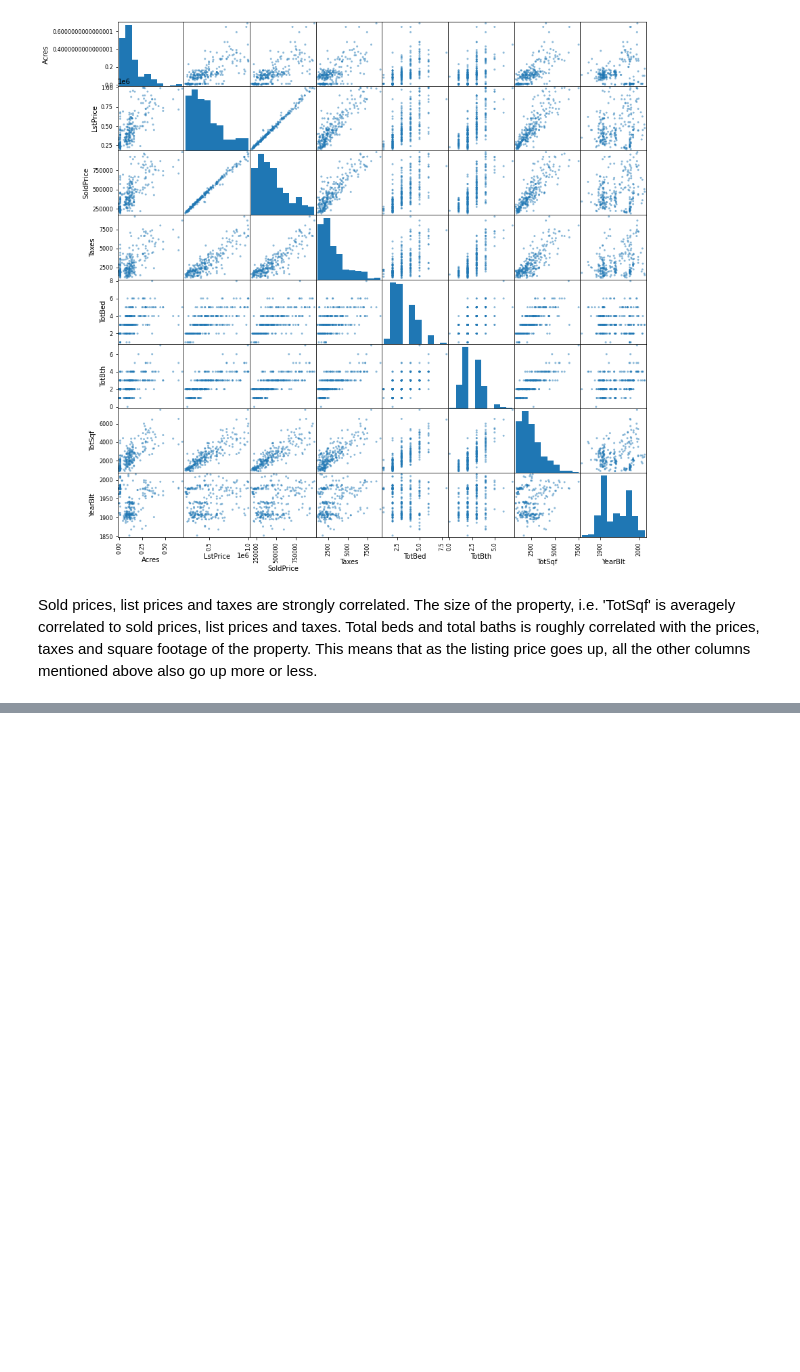
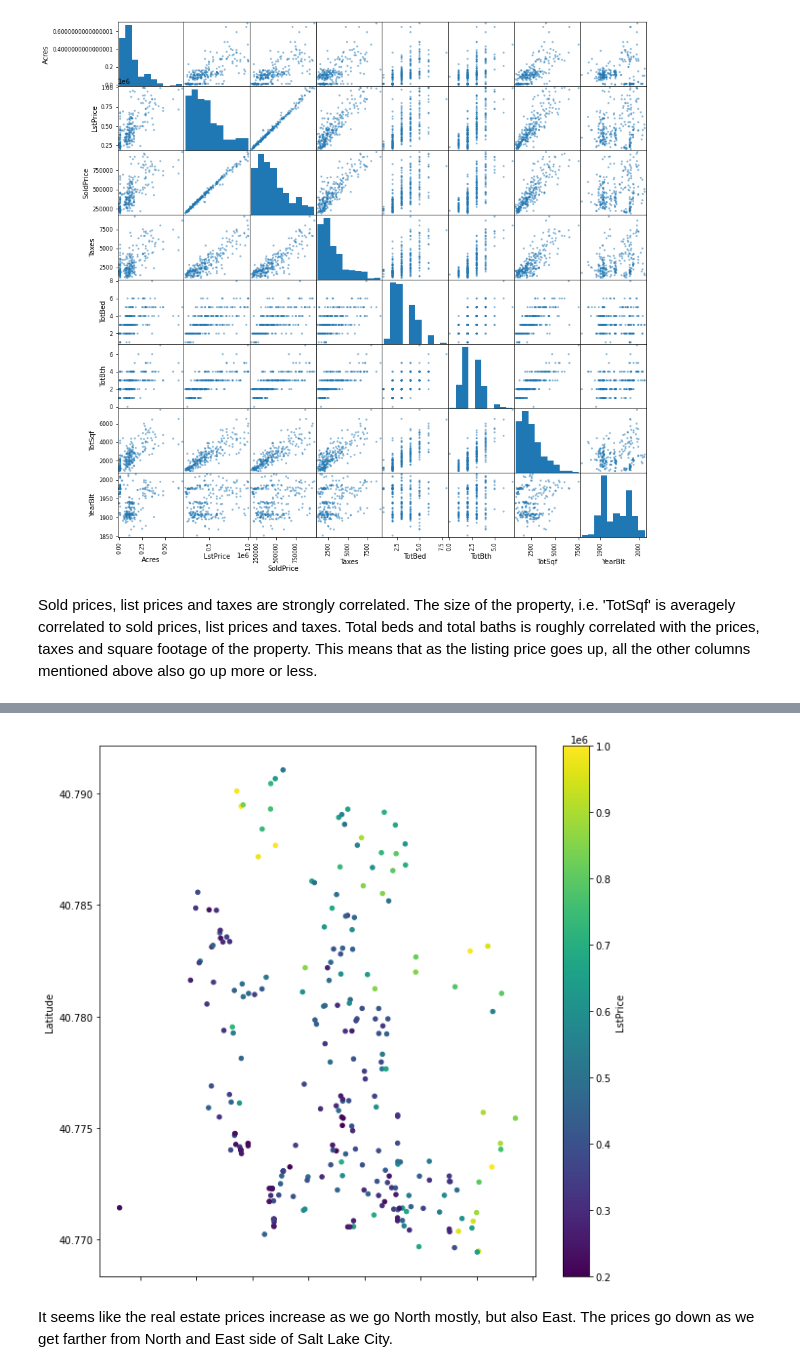
Before and after one commit to UtahMSD/anirudhLath, a Jupyter notebook: CS6017/dsProject/assignment02/HW2.ipynb, the cells around one changed output, grey strips where cells are left out. Drawn from its saved outputs; the diff is of its cells as text; code cells hidden in the pictures; blank space fills up the shorter version.

```diff
--- a/CS6017/dsProject/assignment02/HW2.ipynb
+++ b/CS6017/dsProject/assignment02/HW2.ipynb
@@ -134,0 +144,7 @@ Sold prices, list prices and taxes are strongly correlated. The size of the prop
+# %%
+geoplot = df.plot(x='Longitude', y='Latitude', c='LstPrice', colormap='viridis', figsize=[10,10], kind='scatter')
+# For some reason, when I add color to this graph, it makes the x-axis label invisible.
+# %% [output]
+[figure, added]
+# %% [markdown]
+It seems like the real estate prices increase as we go North mostly, but also East. The prices go down as we get farther from North and East side of Salt Lake City.
```
Also changed, not shown: parts of 19 cells of this notebook.
